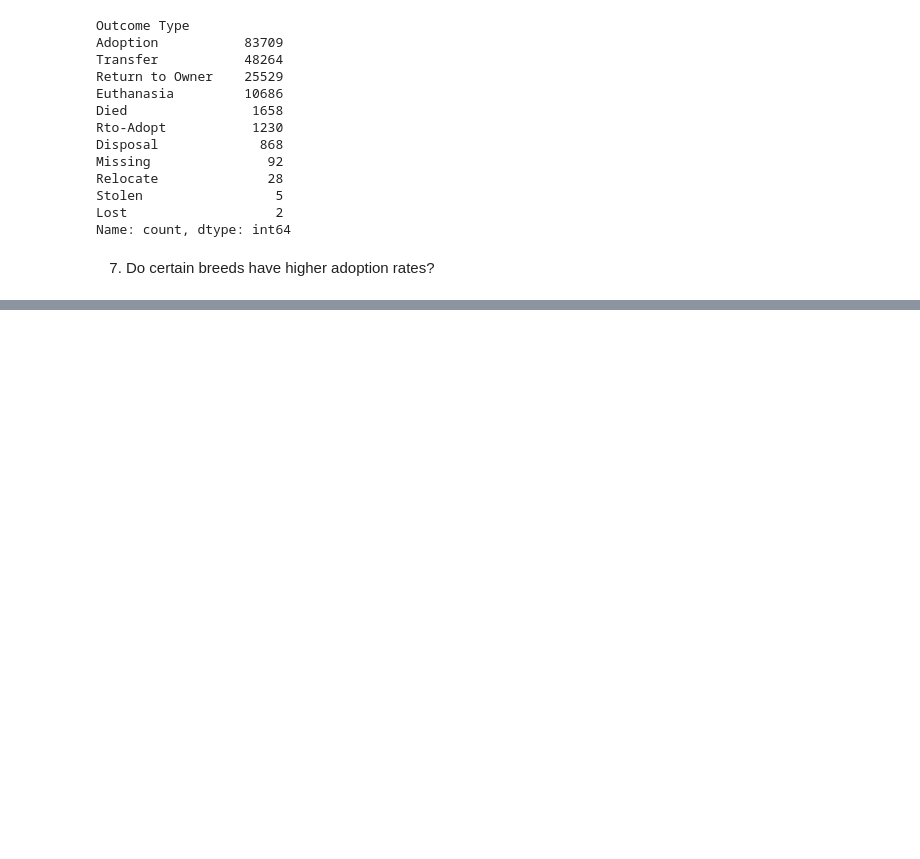
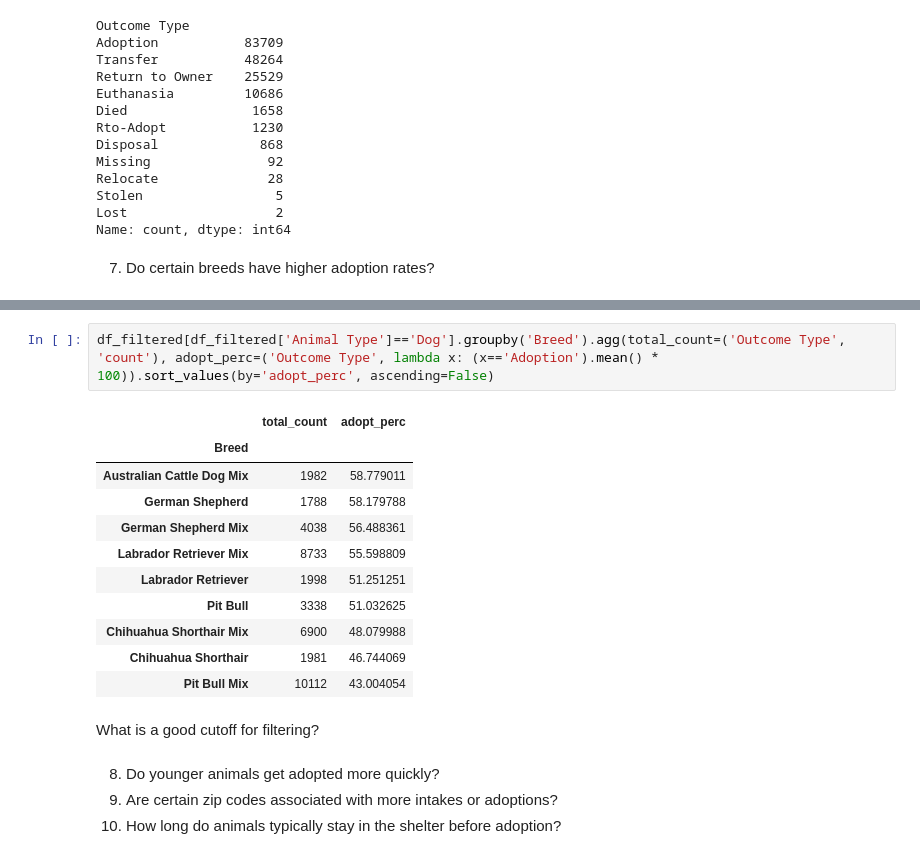
Before and after one commit to 607brendon/kaggle-pandas-tutorial, a Jupyter notebook: austin-animal-center-outcomes-eda.ipynb, the cells around one changed output, grey strips where cells are left out. Saved outputs shown, nothing was run; the diff lists cells and outputs as text; blank space fills up the shorter version.

```diff
--- a/austin-animal-center-outcomes-eda.ipynb
+++ b/austin-animal-center-outcomes-eda.ipynb
@@ -749,0 +822,20 @@ Name: count, dtype: int64
+# %%
+df_filtered[df_filtered['Animal Type']=='Dog'].groupby('Breed').agg(total_count=('Outcome Type', 'count'), adopt_perc=('Outcome Type', lambda x: (x=='Adoption').mean() * 100)).sort_values(by='adopt_perc', ascending=False)
+# %% [output]
+|  | total_count | adopt_perc |
+| Breed |  |  |
+| Australian Cattle Dog Mix | 1982 | 58.779011 |
+| German Shepherd | 1788 | 58.179788 |
+| German Shepherd Mix | 4038 | 56.488361 |
+| Labrador Retriever Mix | 8733 | 55.598809 |
+| Labrador Retriever | 1998 | 51.251251 |
+| Pit Bull | 3338 | 51.032625 |
+| Chihuahua Shorthair Mix | 6900 | 48.079988 |
+| Chihuahua Shorthair | 1981 | 46.744069 |
+| Pit Bull Mix | 10112 | 43.004054 |
+# %% [markdown]
+What is a good cutoff for filtering?
+# %% [markdown]
+8. Do younger animals get adopted more quickly?
+9. Are certain zip codes associated with more intakes or adoptions?
+10. How long do animals typically stay in the shelter before adoption?
```
Also changed, not shown: parts of 5 cells of this notebook.
